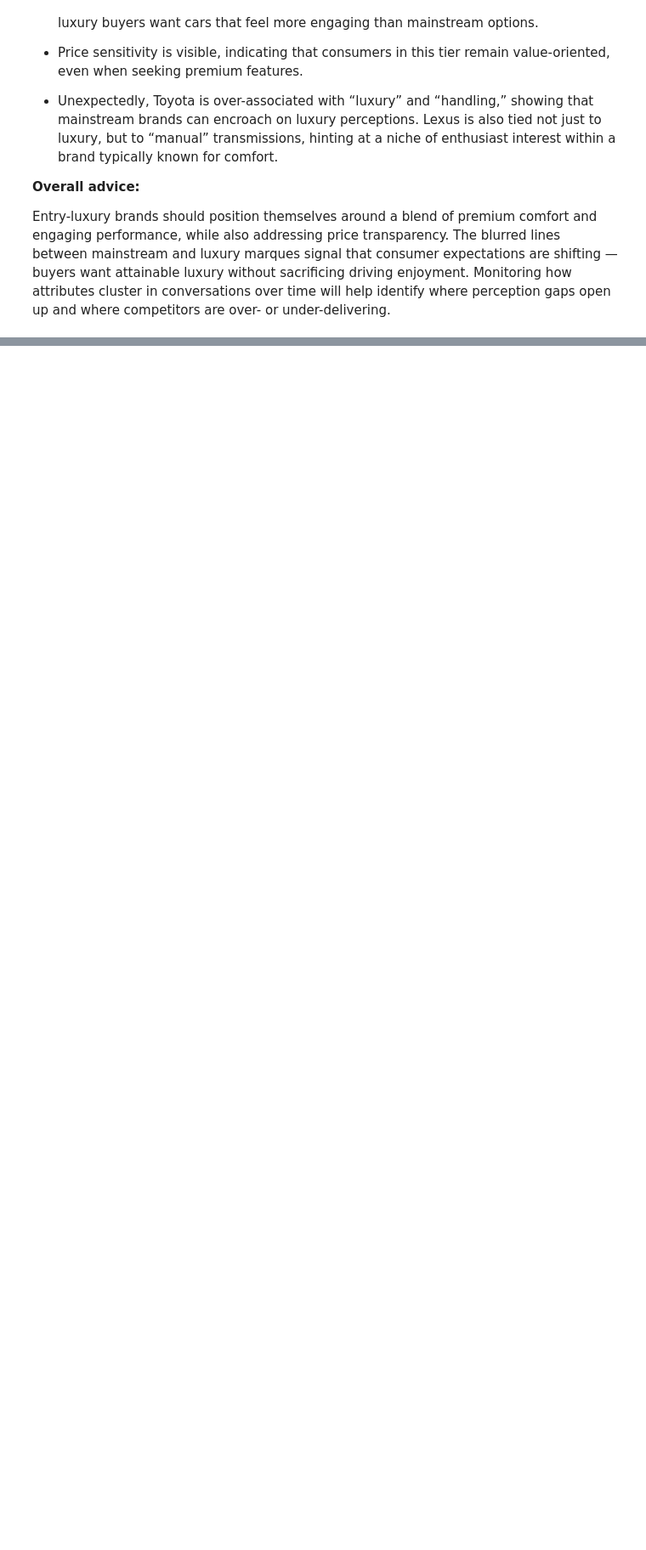
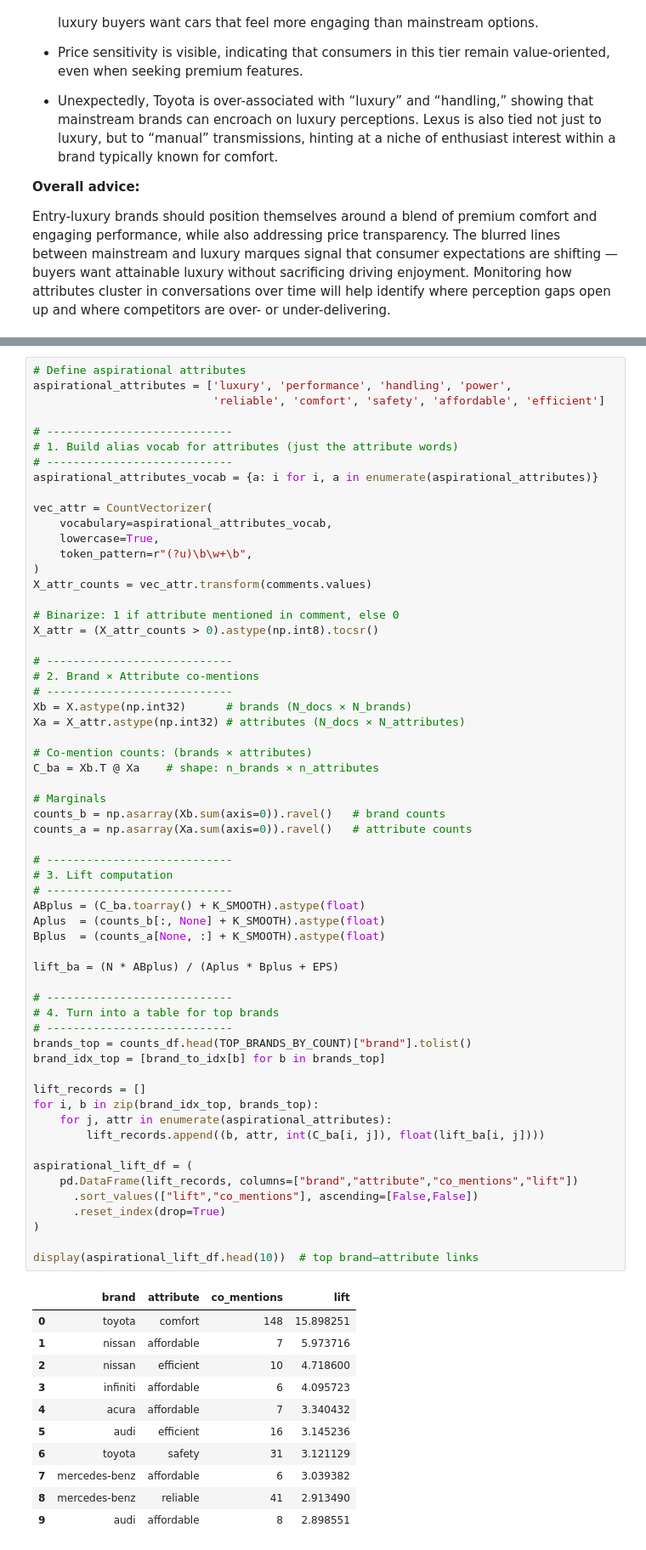
Before and after one commit to AHMerrill/Unstructured-Data-1, a Jupyter notebook: vectorizer_lift_MDS_zm.ipynb, the cells around one changed output, grey strips where cells are left out. Shown at 85% size. Cells and saved outputs as stored; diff of their text form; blank space fills up the shorter version.

```diff
--- a/vectorizer_lift_MDS_zm.ipynb
+++ b/vectorizer_lift_MDS_zm.ipynb
@@ -820,0 +823,72 @@ Entry-luxury brands should position themselves around a blend of premium comfort
+# %%
+# Define aspirational attributes
+aspirational_attributes = ['luxury', 'performance', 'handling', 'power',
+                           'reliable', 'comfort', 'safety', 'affordable', 'efficient']
+
+# ----------------------------
+# 1. Build alias vocab for attributes (just the attribute words)
+# ----------------------------
+aspirational_attributes_vocab = {a: i for i, a in enumerate(aspirational_attributes)}
+
+vec_attr = CountVectorizer(
+    vocabulary=aspirational_attributes_vocab,
+    lowercase=True,
+    token_pattern=r"(?u)\b\w+\b",
+)
+X_attr_counts = vec_attr.transform(comments.values)
+
+# Binarize: 1 if attribute mentioned in comment, else 0
+X_attr = (X_attr_counts > 0).astype(np.int8).tocsr()
+
+# ----------------------------
+# 2. Brand × Attribute co-mentions
+# ----------------------------
+Xb = X.astype(np.int32)      # brands (N_docs × N_brands)
+Xa = X_attr.astype(np.int32) # attributes (N_docs × N_attributes)
+
+# Co-mention counts: (brands × attributes)
+C_ba = Xb.T @ Xa    # shape: n_brands × n_attributes
+
+# Marginals
+counts_b = np.asarray(Xb.sum(axis=0)).ravel()   # brand counts
+counts_a = np.asarray(Xa.sum(axis=0)).ravel()   # attribute counts
+
+# ----------------------------
+# 3. Lift computation
+# ----------------------------
+ABplus = (C_ba.toarray() + K_SMOOTH).astype(float)
+Aplus  = (counts_b[:, None] + K_SMOOTH).astype(float)
+Bplus  = (counts_a[None, :] + K_SMOOTH).astype(float)
+
+lift_ba = (N * ABplus) / (Aplus * Bplus + EPS)
+
+# ----------------------------
+# 4. Turn into a table for top brands
+# ----------------------------
+brands_top = counts_df.head(TOP_BRANDS_BY_COUNT)["brand"].tolist()
+brand_idx_top = [brand_to_idx[b] for b in brands_top]
+
+lift_records = []
+for i, b in zip(brand_idx_top, brands_top):
+    for j, attr in enumerate(aspirational_attributes):
+        lift_records.append((b, attr, int(C_ba[i, j]), float(lift_ba[i, j])))
+
+aspirational_lift_df = (
+    pd.DataFrame(lift_records, columns=["brand","attribute","co_mentions","lift"])
+      .sort_values(["lift","co_mentions"], ascending=[False,False])
+      .reset_index(drop=True)
+)
+
+display(aspirational_lift_df.head(10))  # top brand–attribute links
+# %% [output]
+|  | brand | attribute | co_mentions | lift |
+| 0 | toyota | comfort | 148 | 15.898251 |
+| 1 | nissan | affordable | 7 | 5.973716 |
+| 2 | nissan | efficient | 10 | 4.718600 |
+| 3 | infiniti | affordable | 6 | 4.095723 |
+| 4 | acura | affordable | 7 | 3.340432 |
+| 5 | audi | efficient | 16 | 3.145236 |
+| 6 | toyota | safety | 31 | 3.121129 |
+| 7 | mercedes-benz | affordable | 6 | 3.039382 |
+| 8 | mercedes-benz | reliable | 41 | 2.913490 |
+| 9 | audi | affordable | 8 | 2.898551 |
```
Also changed, not shown: parts of 2 cells of this notebook.
